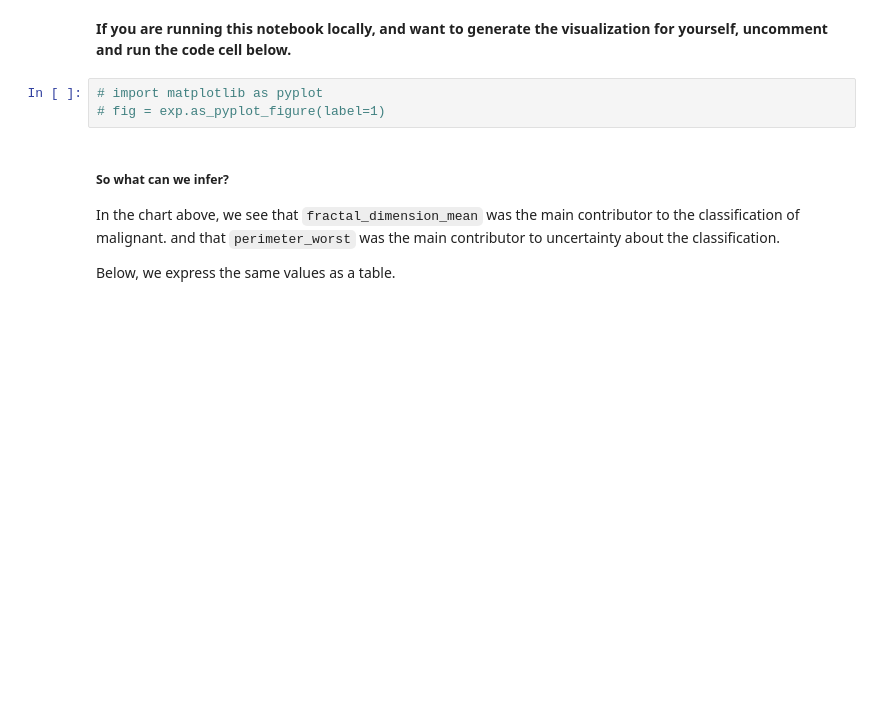
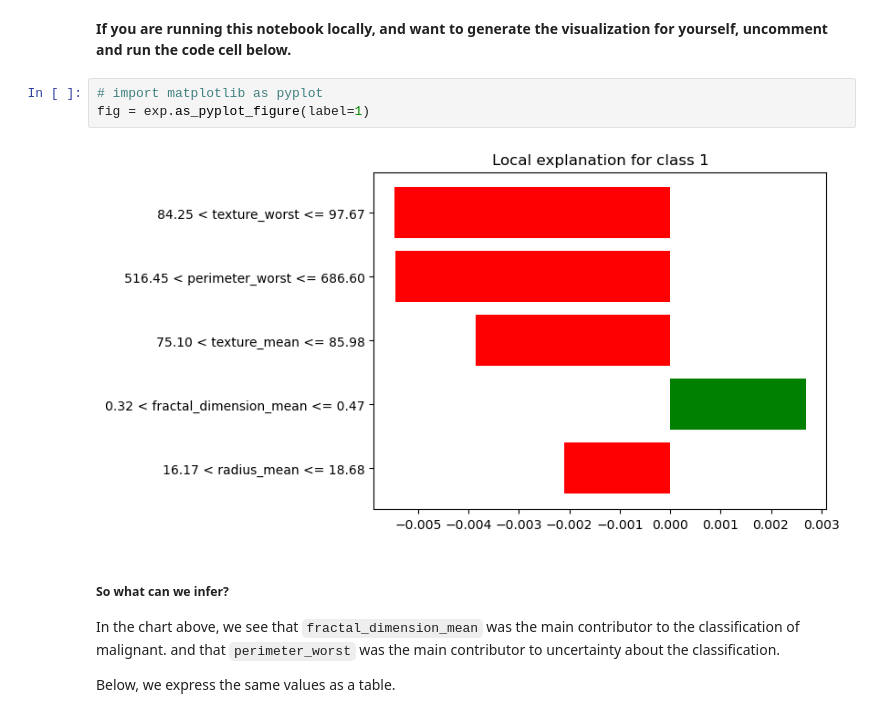
Before and after one commit to scarlettvalentin/dsc-ml-interp-explaining-blackboxes, a Jupyter notebook: index.ipynb, the cells around one changed output. Saved outputs shown, nothing was run; the diff lists cells and outputs as text; blank space fills up the shorter version.

```diff
--- a/index.ipynb
+++ b/index.ipynb
@@ -275,7 +322,9 @@ Let's look at another visualization that further explains these results:
 __If you are running this notebook locally, and want to generate the visualization for yourself, uncomment and run the code cell below.__
 # %%
 # import matplotlib as pyplot
-# fig = exp.as_pyplot_figure(label=1)
+fig = exp.as_pyplot_figure(label=1)
+# %% [output]
+[figure, added]
 # %% [markdown]
 ##### So what can we infer?
 In the chart above, we see that `fractal_dimension_mean` was the main contributor to the classification of malignant. and that `perimeter_worst` was the main contributor to uncertainty about the classification.
```
Also changed, not shown: parts of 6 cells of this notebook.
